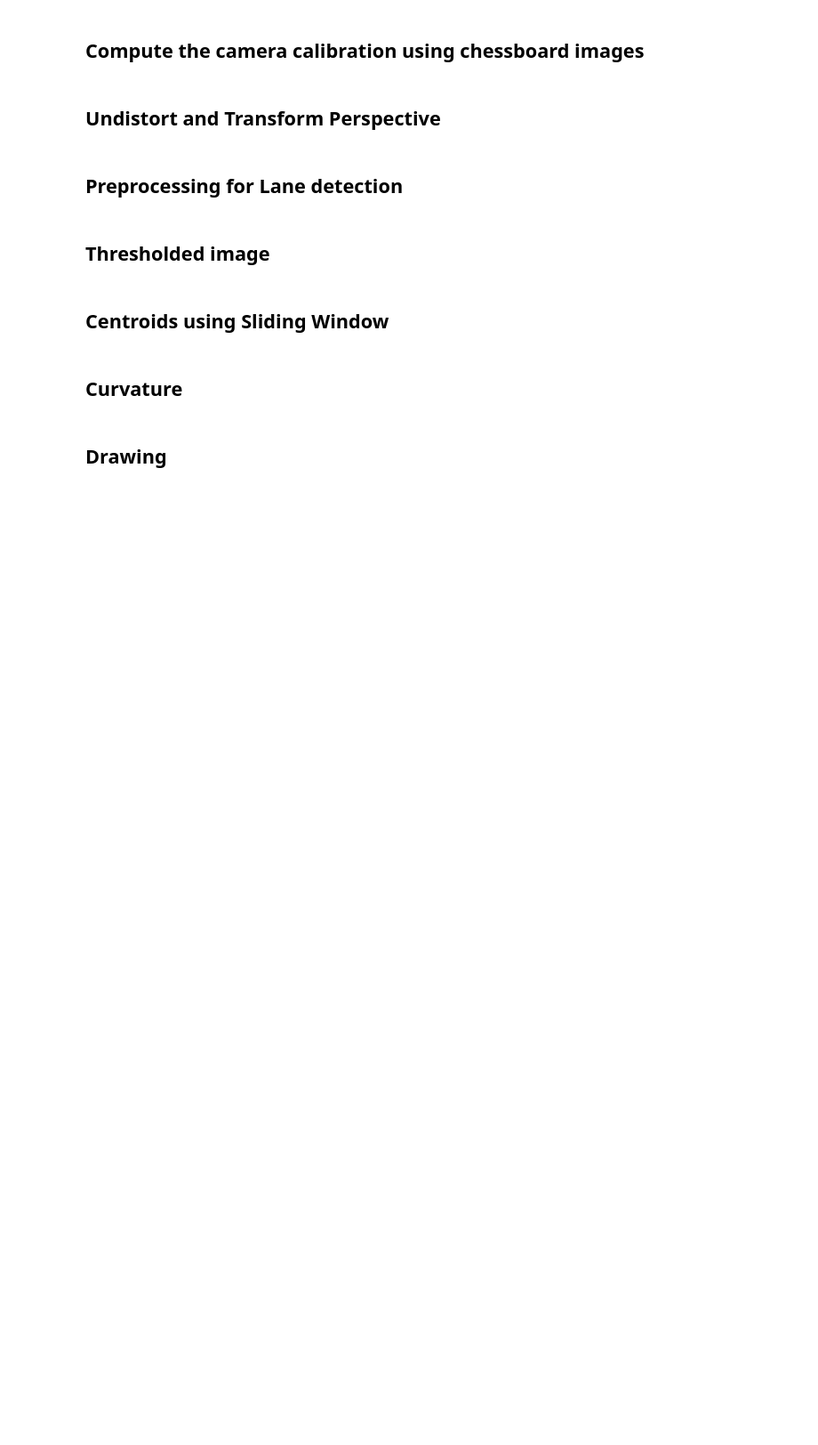
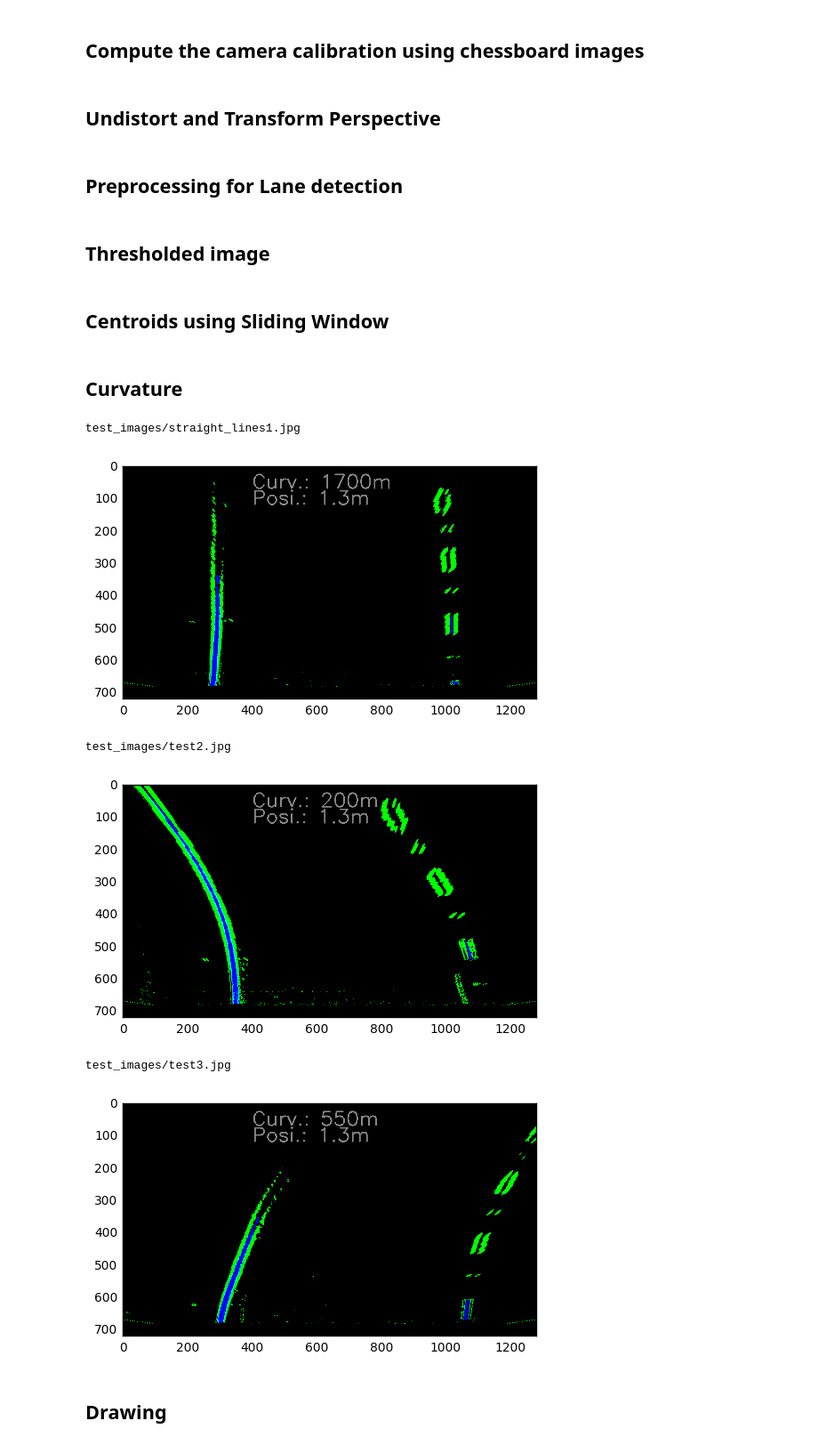
Before and after one commit to hfoffani/Advanced-Lane-Lines, a Jupyter notebook: image-proc.ipynb, the cells around one changed output. Shown: that part at 89% size. Drawn from its saved outputs; the diff is of its cells as text; code cells hidden in the pictures; blank space fills up the shorter version.

Commit message:
Prepare for car position.

```diff
--- a/image-proc.ipynb
+++ b/image-proc.ipynb
@@ -34,7 +34,7 @@ from IPython.display import HTML
 
 np.random.seed(54321)
 
-do_tests = False
+show_images = False
 
 nx = 9
 ny = 6
@@ -95,7 +95,7 @@ def camera_calibration(directory='camera_cal', show_images=3):
     print()
     return objpoints, imgpoints
 
-if do_tests:
+if show_imagesdo_tests:
     cam_calib = camera_calibration()
 
     with open('cam_calib.p','wb') as f:
@@ -416,38 +416,58 @@ def curvature(left_fit, right_fit, leftx, rightx, ys):
     return left_curverad, right_curverad
 
 
+def position(left_fit, right_fit, leftx, rightx, ys):
+    return 1.3345
+
+def round_curvature(l_c, r_c):
+    c = (l_c + r_c) / 2
+    if c > 1000:
+        return (c // 100) * 100
+    else:
+        return (c // 50) * 50
+
 def _test_curvature():
     objpoints, imgpoints = get_cam_calib()
     ret, mtx, dist, rvecs, tvecs = cv2.calibrateCamera(objpoints, imgpoints, imgshape, None, None)
 
     testfiles = [ 'straight_lines1', 'test2', 'test3']
     files = [ 'test_images/'+f+'.jpg' for f in testfiles ]
     for imgfile in files:
         print(imgfile)
 
         imgori = cv2.imread(imgfile)
         imgori = cv2.cvtColor(imgori, cv2.COLOR_BGR2RGB)
 
         undist = cv2.undistort(imgori, mtx, dist, None, mtx)
         img = transform_perspective(undist, srcpoints, dstpoints)
 
         img = thresholded(img)
 
         bw = merge_colors(img)
         window_centroids = find_window_centroids(bw, window_width, window_height, margin)
         l_fit, r_fit, lxs, rxs, ys = fit_poly(window_centroids)
         l_curve, r_curve = curvature(l_fit, r_fit, lxs, rxs, ys)
+        car_pos = position(l_fit, r_fit, lxs, rxs, ys)
 
-        # Plot the result
-        msg = "%.0fm %.0fm" % (l_curve, r_curve)
+        # Add texts
+        msg1 = "Curv.: %.0fm" % round_curvature(l_curve, r_curve)
+        msg2 = "Posi.: %.1fm" % car_pos
         font = cv2.FONT_HERSHEY_SIMPLEX
-        cv2.putText(img, msg,(400,100), font, 2,(120,120,120),2)
+        cv2.putText(img, msg1,(400,70), font, 2,(120,120,120),3)
+        cv2.putText(img, msg2,(400,120), font, 2,(120,120,120),3)
         #Display the image
         plt.imshow(img)
         plt.show()
 
-if do_tests:
+if True or show_images:
     _test_curvature()
+# %% [output]
+test_images/straight_lines1.jpg
+[figure, added]
+test_images/test2.jpg
+[figure, added]
+test_images/test3.jpg
+[figure, added]
 # %% [markdown]
 ## Drawing
 # %%
```
Also changed, not shown: parts of 6 cells of this notebook.
